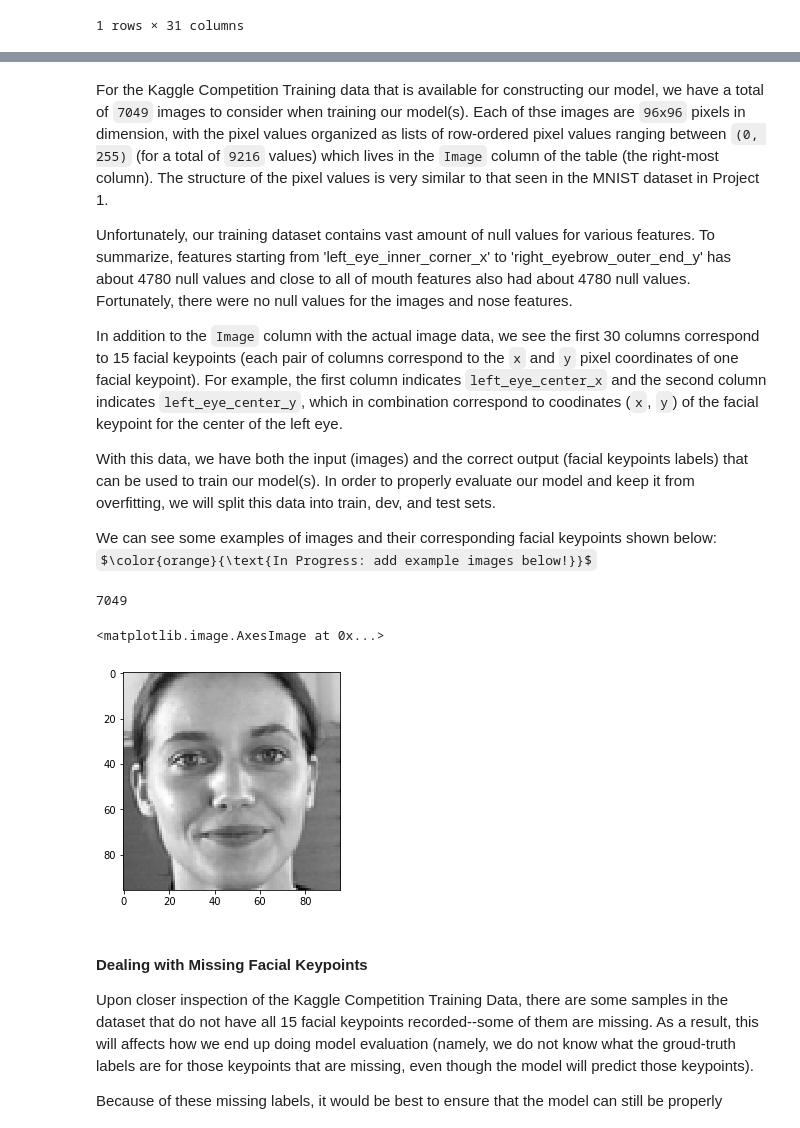
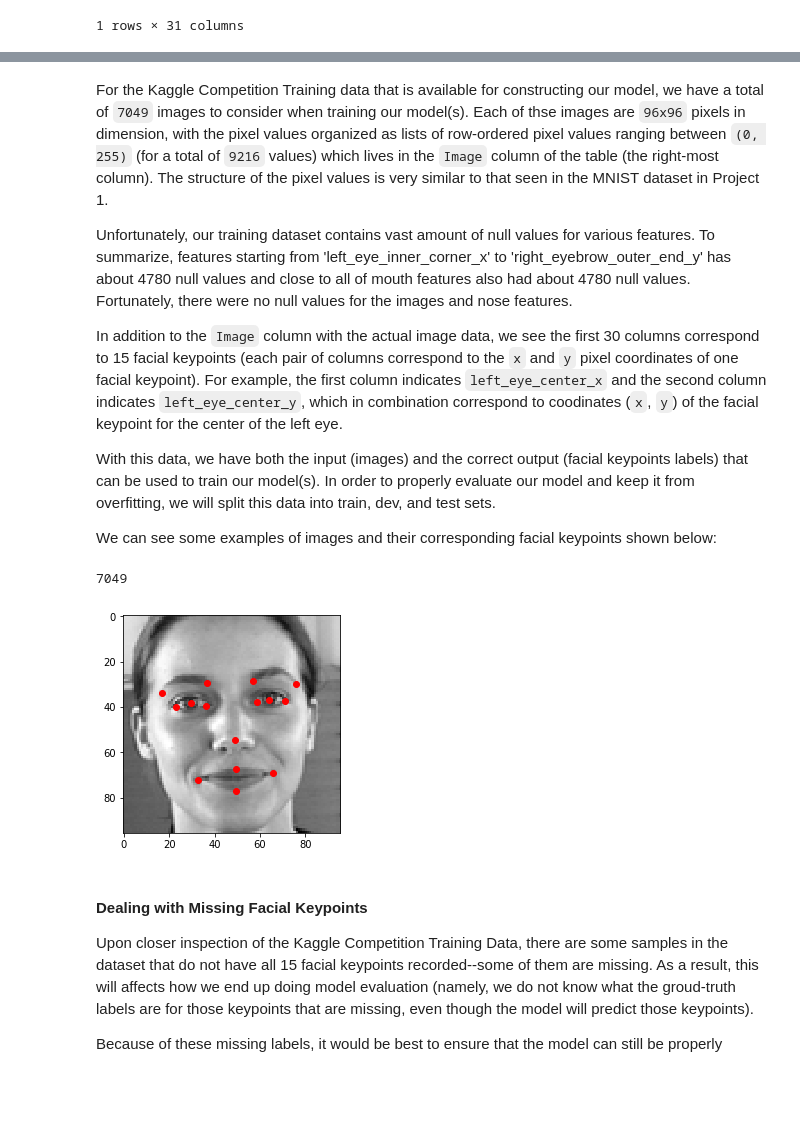
Before and after one commit to iatechicken/kaggle_rnd, a Jupyter notebook: final_project_baseline.ipynb, the cells around one changed output, grey strips where cells are left out. Drawn from its saved outputs; the diff is of its cells as text; code cells hidden in the pictures; some formulas as TeX source; blank space fills up the shorter version.

Commit message:
updated facial keypoints

```diff
--- a/final_project_baseline.ipynb
+++ b/final_project_baseline.ipynb
@@ -72,5 +72,4 @@ In addition to the `Image` column with the actual image data, we see the first 3
 With this data, we have both the input (images) and the correct output (facial keypoints labels) that can be used to train our model(s). In order to properly evaluate our model and keep it from overfitting, we will split this data into train, dev, and test sets.
 
 We can see some examples of images and their corresponding facial keypoints shown below:
-$\color{orange}{\text{In Progress: add example images below!}}$
 # %%
@@ -88,11 +85,16 @@ len(training_image_array)
 # %% [output]
 7049
 # %%
-# plotting some example images into 96x96 after reshaping them 'hardcoded to 10th image'
+# plotting a sample image and associated facial points into 96x96 after reshaping them
+feature_list = list(kaggle_competition_training_data)
+feature_list.remove("Image")
+# hardcoded to the 9th image
 plt.imshow(training_image_array[9].reshape(96,96), cmap='gray')
+for i in feature_list[::2]:
+    plt.plot(kaggle_competition_training_data[i[:-1]+'x'][9],
+             kaggle_competition_training_data[i[:-1]+'y'][9], 'o', color='red')
 # %% [output]
-<matplotlib.image.AxesImage at 0x...>
-[figure, old version]
+[figure, new version]
 # %% [markdown]
 #### Dealing with Missing Facial Keypoints
 
```
Also changed, not shown: parts of 2 cells of this notebook.
